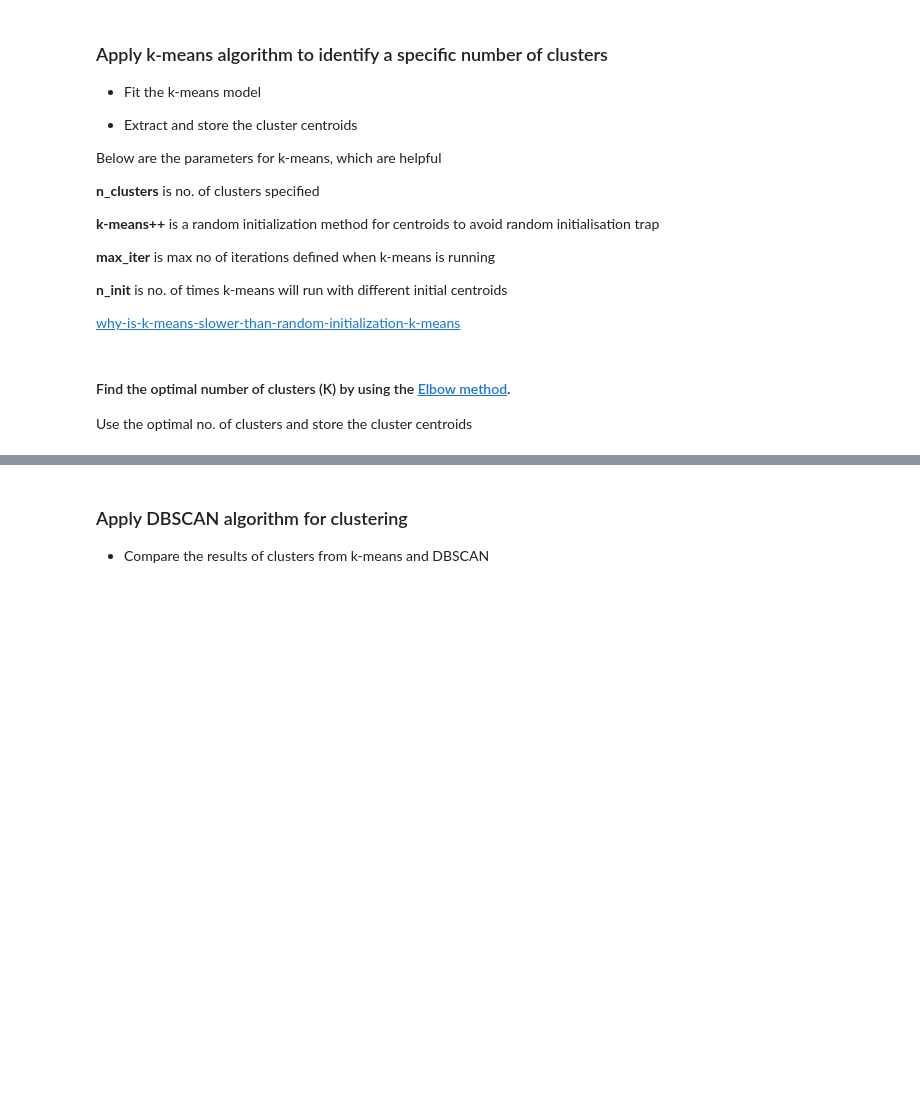
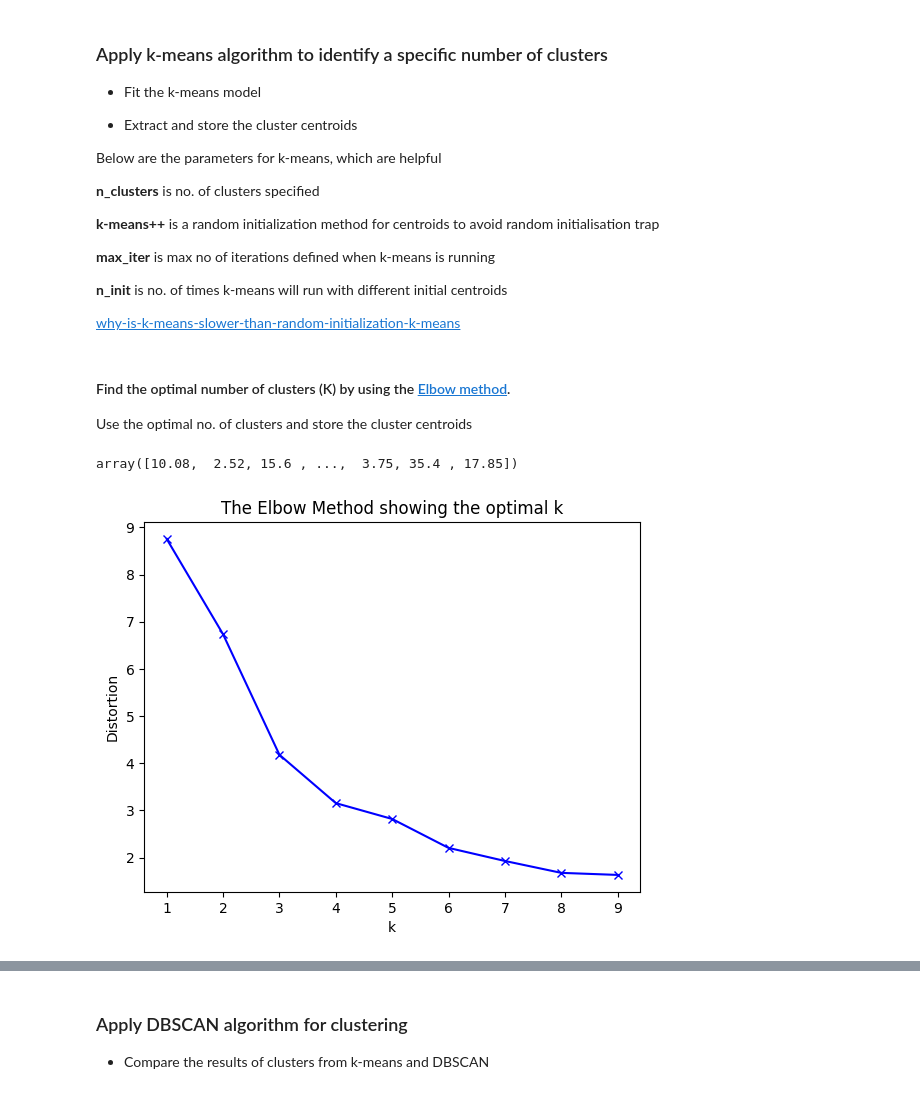
Before and after one commit to vchandraiitk/PokerCardGame, a Jupyter notebook: Vikas_M3_NB_MiniProject_5_Customer_Segmentation_Kmeans.ipynb, the cells around one changed output, grey strips where cells are left out. Drawn from its saved outputs; the diff is of its cells as text; code cells hidden in the pictures; blank space fills up the shorter version.

```diff
--- a/Vikas_M3_NB_MiniProject_5_Customer_Segmentation_Kmeans.ipynb
+++ b/Vikas_M3_NB_MiniProject_5_Customer_Segmentation_Kmeans.ipynb
@@ -384,6 +360,8 @@ Below are the parameters for k-means, which are helpful
 [why-is-k-means-slower-than-random-initialization-k-means](https://stats.stackexchange.com/questions/185396/why-is-k-means-slower-than-random-initialization-k-means/185422)
 # %%
 # YOUR CODE HERE to apply KMeans
+# Select relevant features for clustering
+features = df_retail[['TotalAmount']]
 # %% [markdown]
 #### Find the optimal number of clusters (K) by using the [Elbow method](https://pythonprogramminglanguage.com/kmeans-elbow-method/).
 
@@ -392,0 +369,23 @@ Use the optimal no. of clusters and store the cluster centroids
+# %%
+features['TotalAmount'].to_numpy()
+# %% [output]
+array([10.08,  2.52, 15.6 , ...,  3.75, 35.4 , 17.85])
+# %%
+# YOUR CODE HERE
+from scipy.spatial.distance import cdist
+X = np.array(list(zip(features['TotalAmount'].to_numpy()))).reshape(len(features['TotalAmount'].to_numpy()), 1)
+distortions = []
+K = range(1,10)
+for k in K:
+    kmeanModel = KMeans(n_clusters=k, n_init=10).fit(X)
+    kmeanModel.fit(X)
+    distortions.append(sum(np.min(cdist(X, kmeanModel.cluster_centers_, 'euclidean'), axis=1)) / X.shape[0])
+
+# Plot the elbow
+plt.plot(K, distortions, 'bx-')
+plt.xlabel('k')
+plt.ylabel('Distortion')
+plt.title('The Elbow Method showing the optimal k')
+plt.show()
+# %% [output]
+[figure, added]
```
Also changed, not shown: parts of 25 cells of this notebook.
